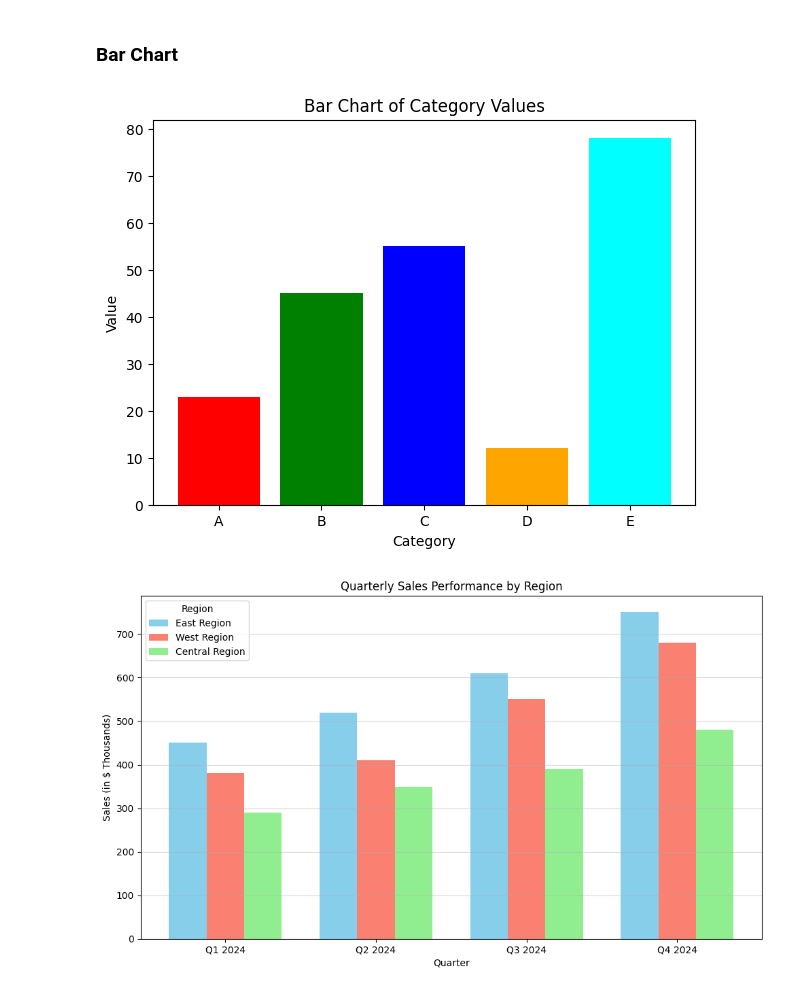
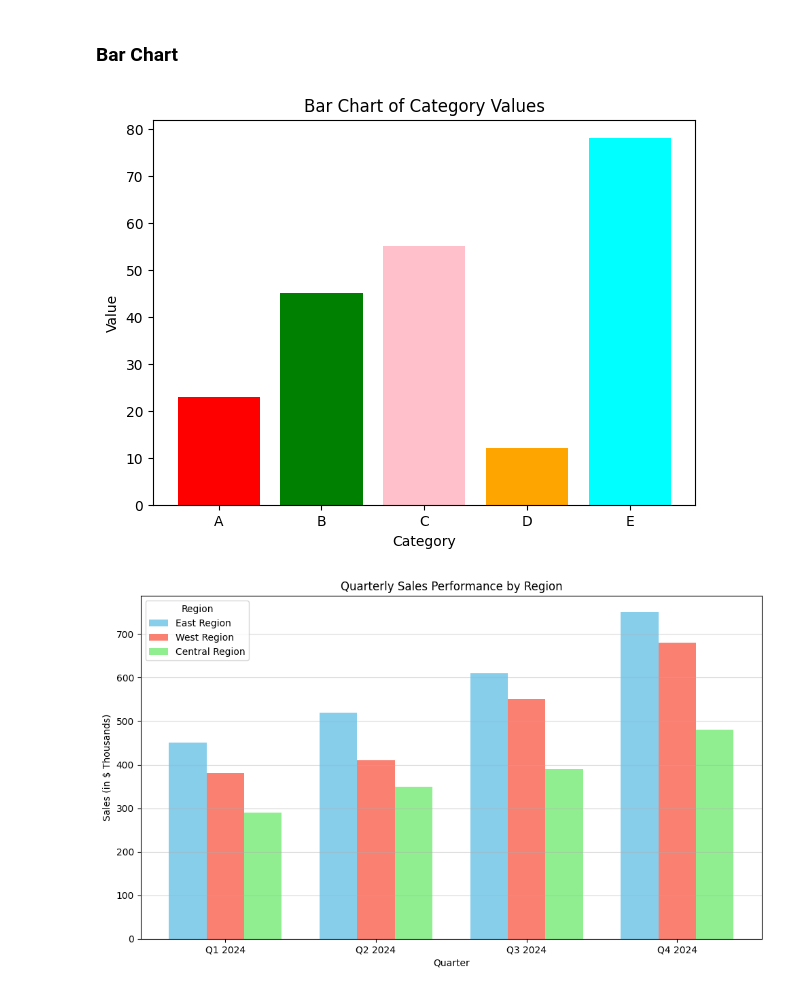
Before and after one commit to sumitnagpure/Python, a Jupyter notebook: Class/07-10/matplotlib.ipynb, the cells around one changed output. Saved outputs shown, nothing was run; the diff lists cells and outputs as text; code cells hidden in the pictures.

```diff
--- a/Class/07-10/matplotlib.ipynb
+++ b/Class/07-10/matplotlib.ipynb
@@ -34,19 +34,19 @@ plt.show()
 # %%
 # Sample categorical data
 categories = ['A', 'B', 'C', 'D', 'E']
 values = [23, 45, 55, 12, 78]
 
 plt.figure(figsize=(7, 5))
 # Create the bar chart
-plt.bar(categories, values, color=['red', 'green', 'blue', 'orange', 'cyan'])
+plt.bar(categories, values, color=['red', 'green', 'pink', 'orange', 'cyan'])
 
 plt.title('Bar Chart of Category Values')
 plt.xlabel('Category')
 plt.ylabel('Value')
 
 plt.show()
 # %% [output]
-[figure, old version]
+[figure, new version]
 # %%
 # Data from Section 1
 quarters = ['Q1 2024', 'Q2 2024', 'Q3 2024', 'Q4 2024']
```
Also changed, not shown: parts of 4 cells of this notebook, 31 other files.
